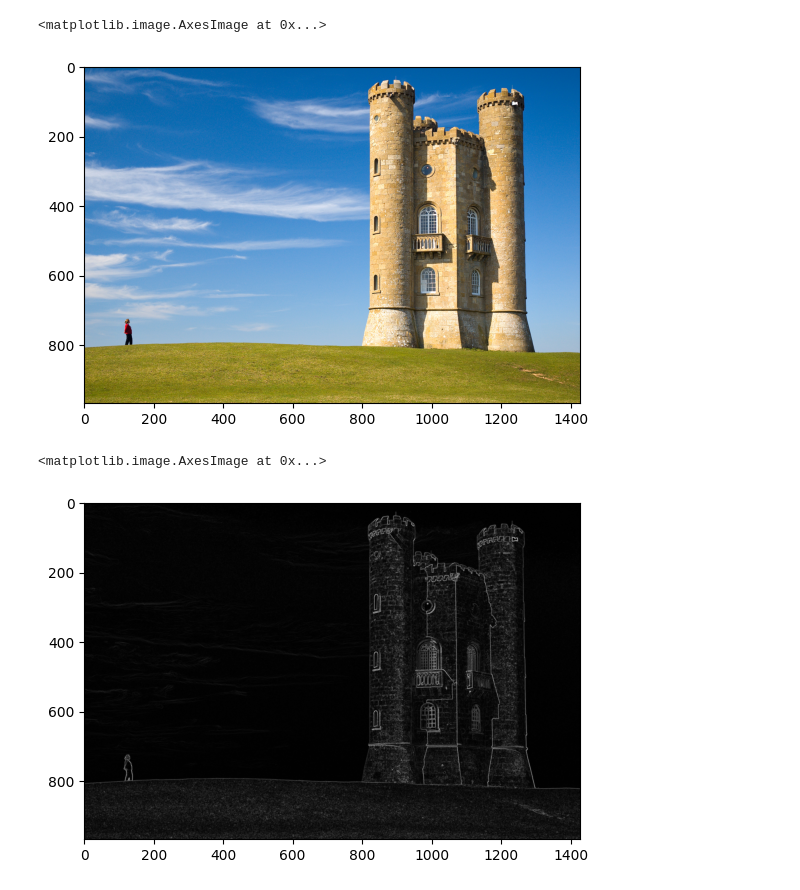
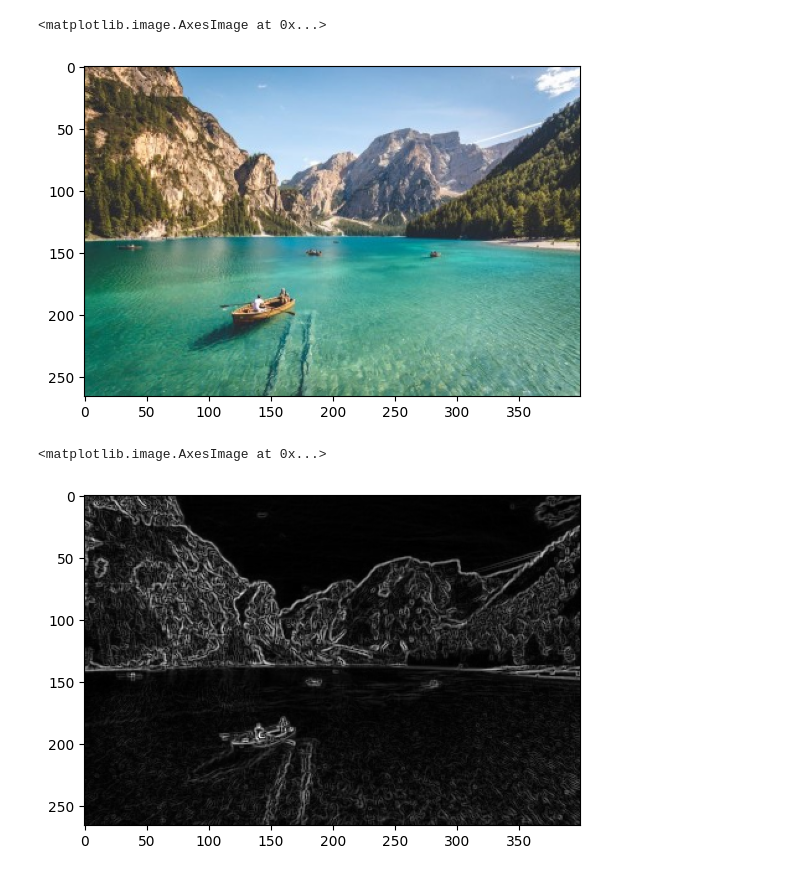
Before and after one commit to tiankaima/USTC_MM_24, a Jupyter notebook: HW1/main.ipynb, the cells around one changed output. Cells and saved outputs as stored; diff of their text form; code cells hidden in the pictures.

```diff
--- a/HW1/main.ipynb
+++ b/HW1/main.ipynb
@@ -5,12 +5,11 @@ from scipy.ndimage import convolve
 from imageio import imread, imwrite
 from tqdm import tqdm, trange
 # %%
-# load example.jpg
-img = imread('Broadway_tower_edit.jpg')
+img = imread('image.jpg')
 plt.imshow(img)
 # %% [output]
 <matplotlib.image.AxesImage at 0x...>
-[figure, old version]
+[figure, new version]
 # %%
 # calculate energy value for each pixel
 def calculate_energy(img):
@@ -36,7 +35,7 @@ energy_map = calculate_energy(img)
 plt.imshow(energy_map, cmap='gray')
 # %% [output]
 <matplotlib.image.AxesImage at 0x...>
-[figure, old version]
+[figure, new version]
 # %%
 def min_seam(img):
     row, col, _ = img.shape
```
Also changed, not shown: parts of 2 cells of this notebook, 6 other files.
